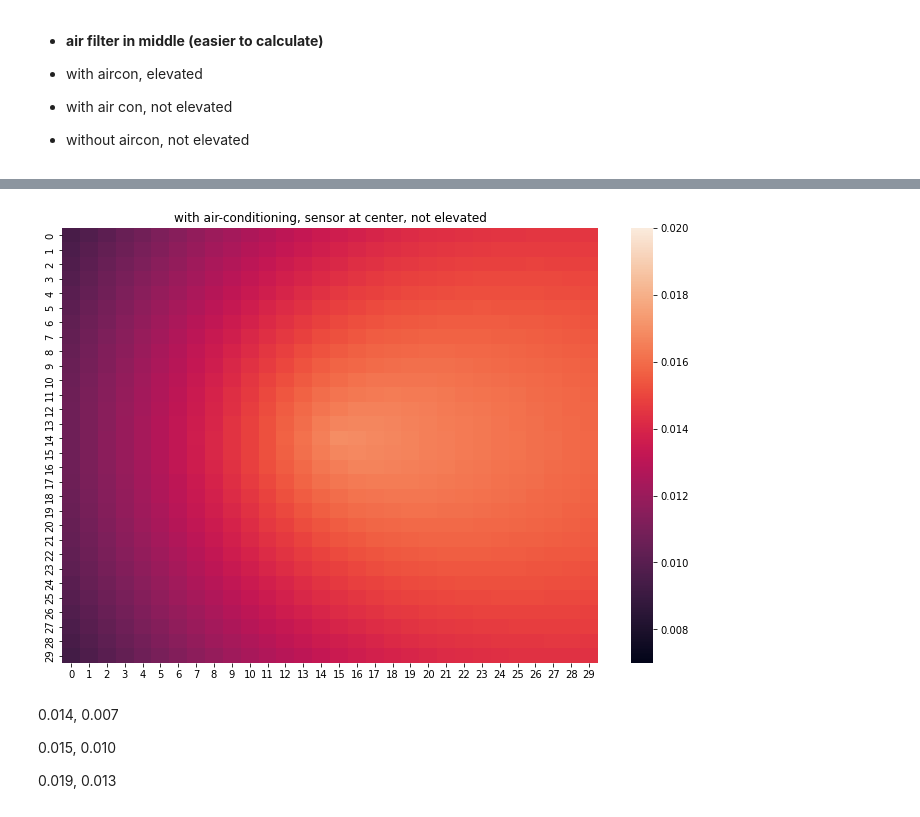
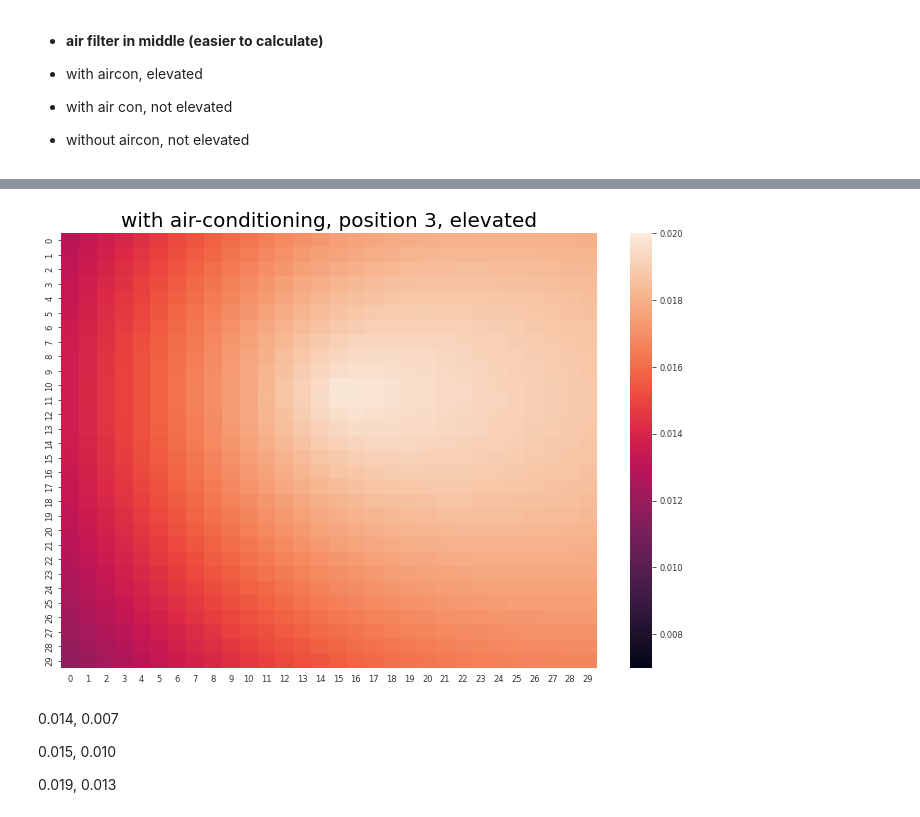
Before and after one commit to yuyouyou032/ph11, a Jupyter notebook: data/analysis.ipynb, the cells around one changed output, grey strips where cells are left out. Drawn from its saved outputs; the diff is of its cells as text; code cells hidden in the pictures.

Commit message:
finalised graphs

```diff
--- a/data/analysis.ipynb
+++ b/data/analysis.ipynb
@@ -935,10 +959,20 @@ def cal_distances(s:list, w=9, l=8, af=[4.5, 4], ac=9, ac_on_off=0, af_elevated=
 
     return [-1, af_to_ac, s_to_af, af_elevated, ac_on_off, s_to_ac]
 # %%
-count = 0
-temp_test_set = test10.copy()
-temp_test_set = temp_test_set.drop(temp_test_set.index, axis=0)
-for x in range(30):
-    for y in range(30):
-        count += 1
-        temp_test_set.loc[count] = cal_distances(s=[x*9/30, y*8.5/30], ac_on_off=1, af_elevated=0)
+def plot_heat_map(x_points=30, y_points=30, w=9, l=8.5, af=[4.5, 4], ac=9, ac_on_off=0, af_elevated=0):
+    count = 0
+    temp_test_set = test10.copy()
+    temp_test_set = temp_test_set.drop(temp_test_set.index, axis=0)
+    for x in range(30):
+        for y in range(30):
+            count += 1
+            temp_test_set.loc[count] = cal_distances(s=[x*w/x_points, y*l/y_points],af = af, ac_on_off=ac_on_off, af_elevated=af_elevated)
+
+    calculated_curves = np.ones([30, 30])
+    count = 0
+    for x in range(30):
+        for y in range(30):
+            calculated_curves[y][x] = (reg10.predict([temp_test_set.iloc[count].drop("4")]))
+            count += 1
+
+    return calculated_curves
@@ -953,11 +979,13 @@ for x in range(30):
 # %%
+calculated_curves = plot_heat_map(af=[4.5, 3], ac_on_off=1, af_elevated=1 )
 import seaborn
 fig = plt.figure(figsize=(12, 8))
 seaborn.heatmap(calculated_curves, vmin=0.007, vmax=0.020)
-plt.title("with air-conditioning, sensor at center, not elevated")
-plt.savefig("fig7", dpi=400)
+plt.title("with air-conditioning, position 3, elevated", fontdict = {'fontsize' : 20})
+
+plt.savefig("fig6_8", dpi=400)
 # %% [output]
-[figure, old version]
+[figure, new version]
 # %% [markdown]
 0.014, 0.007
 
```
Also changed, not shown: parts of 17 cells of this notebook, 15 other files.
